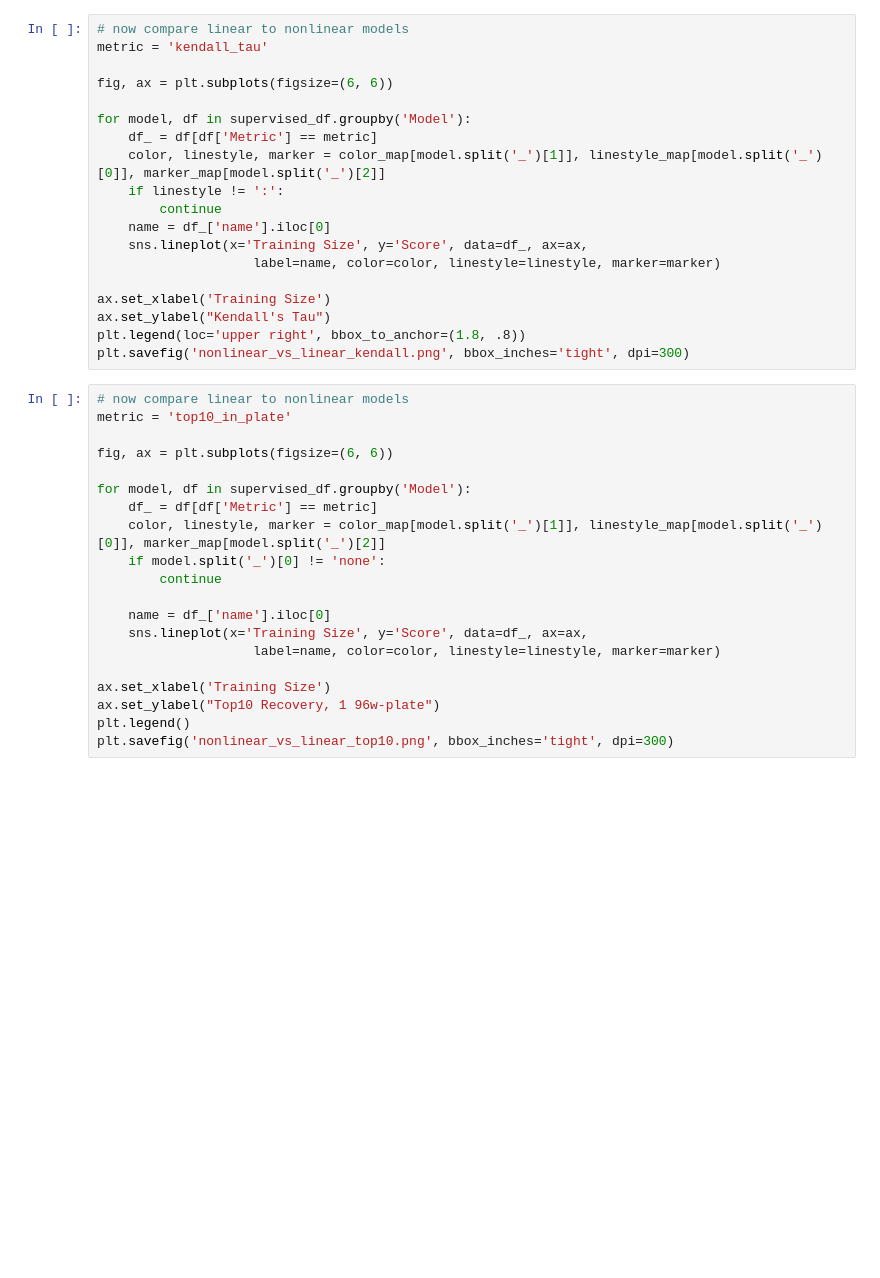
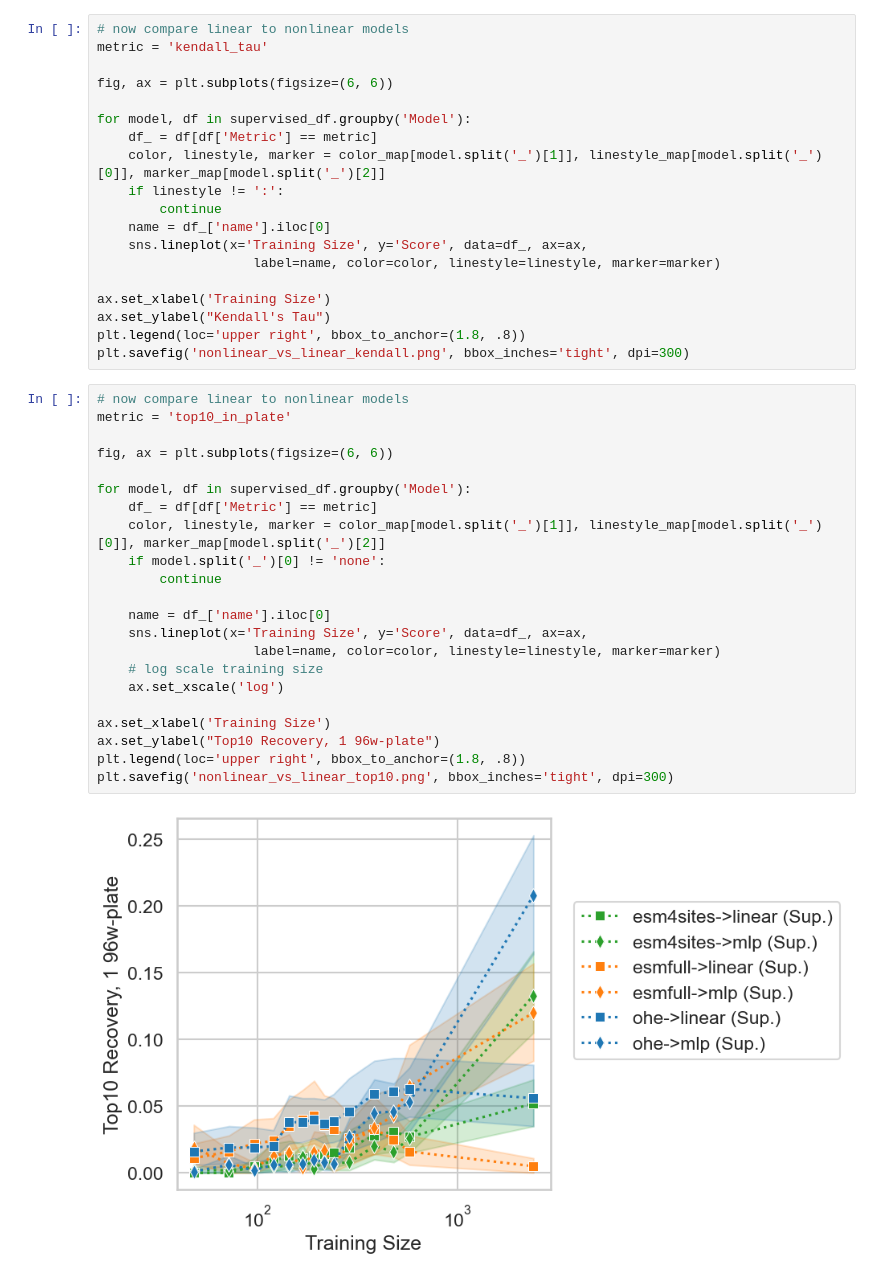
Before and after one commit to EvanKomp/aide_predict, a Jupyter notebook: showcase/epistatic_benchmarking.ipynb, the cells around one changed output. Cells and saved outputs as stored; diff of their text form; blank space fills up the shorter version.

Commit message:
log scale for showcase epistatic

```diff
--- a/showcase/epistatic_benchmarking.ipynb
+++ b/showcase/epistatic_benchmarking.ipynb
@@ -576,20 +579,24 @@ plt.savefig('nonlinear_vs_linear_kendall.png', bbox_inches='tight', dpi=300)
 # %%
 # now compare linear to nonlinear models
 metric = 'top10_in_plate'
 
 fig, ax = plt.subplots(figsize=(6, 6))
 
 for model, df in supervised_df.groupby('Model'):
     df_ = df[df['Metric'] == metric]
     color, linestyle, marker = color_map[model.split('_')[1]], linestyle_map[model.split('_')[0]], marker_map[model.split('_')[2]]
     if model.split('_')[0] != 'none':
         continue
 
     name = df_['name'].iloc[0]
     sns.lineplot(x='Training Size', y='Score', data=df_, ax=ax,
                     label=name, color=color, linestyle=linestyle, marker=marker)
+    # log scale training size
+    ax.set_xscale('log')
 
 ax.set_xlabel('Training Size')
 ax.set_ylabel("Top10 Recovery, 1 96w-plate")
-plt.legend()
+plt.legend(loc='upper right', bbox_to_anchor=(1.8, .8))
 plt.savefig('nonlinear_vs_linear_top10.png', bbox_inches='tight', dpi=300)
+# %% [output]
+[figure, added]
```
Also changed, not shown: parts of 1 cell of this notebook, 1 other file.
